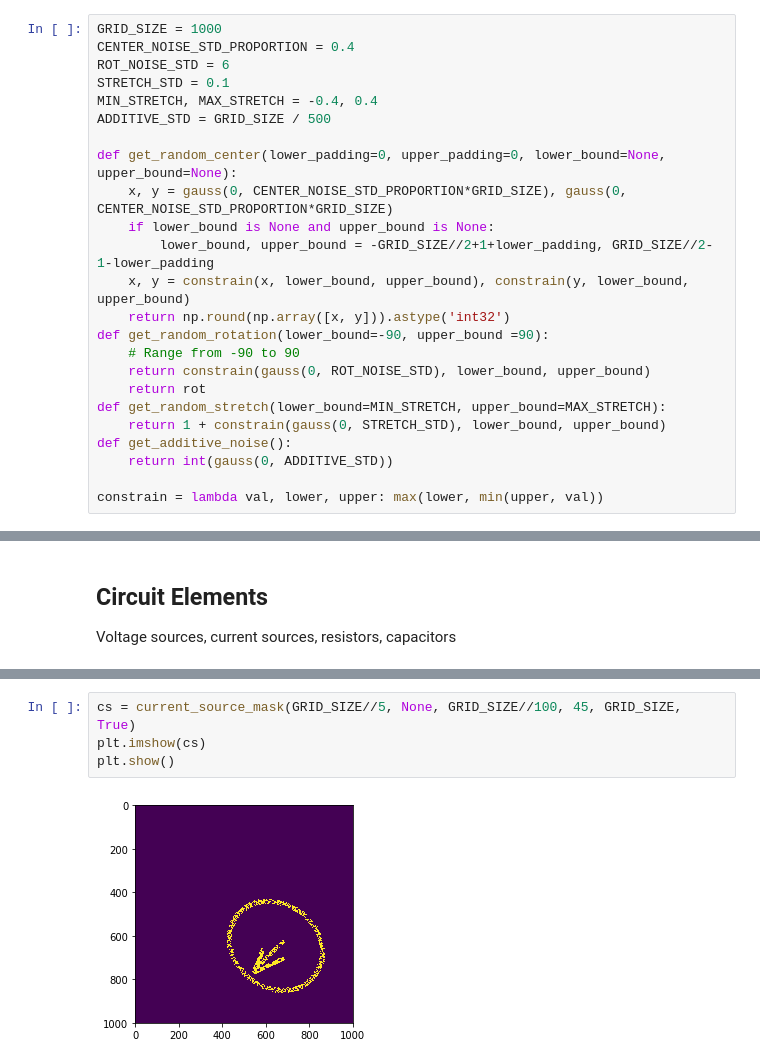
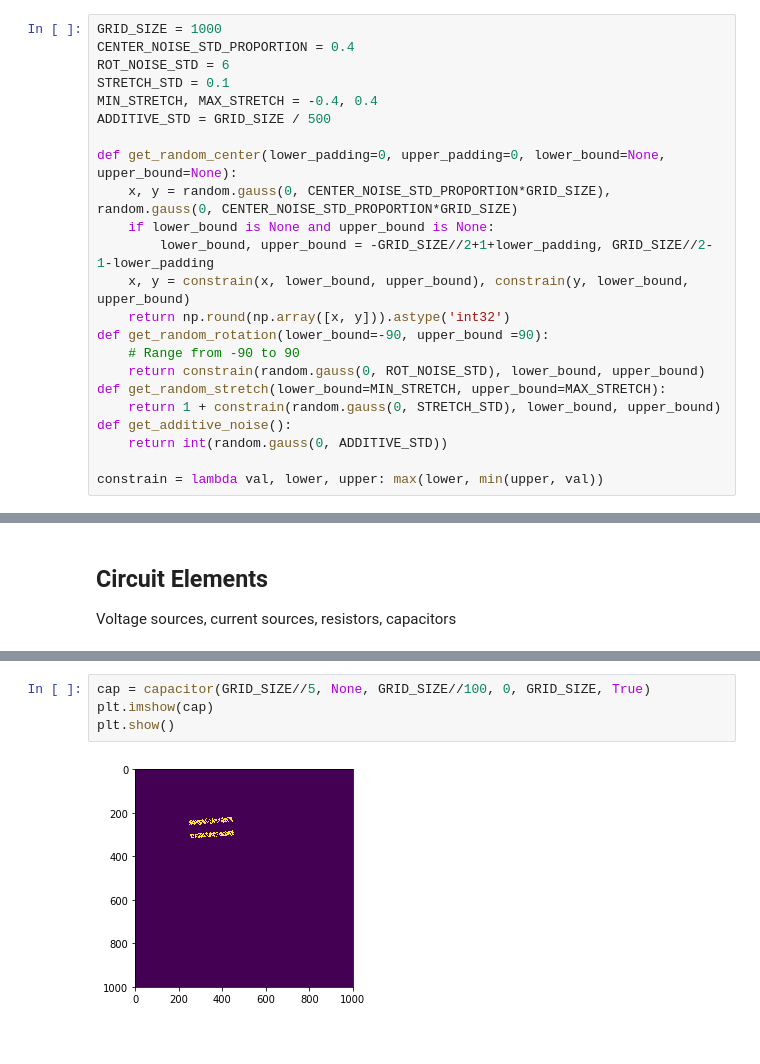
Before and after one commit to Sean-OB/circuits, a Jupyter notebook: Synthetic Circuit Element Creator.ipynb, the cells around one changed output, grey strips where cells are left out. Drawn from its saved outputs; the diff is of its cells as text.

```diff
--- a/Synthetic Circuit Element Creator.ipynb
+++ b/Synthetic Circuit Element Creator.ipynb
@@ -27,19 +27,18 @@ MIN_STRETCH, MAX_STRETCH = -0.4, 0.4
 ADDITIVE_STD = GRID_SIZE / 500
 
 def get_random_center(lower_padding=0, upper_padding=0, lower_bound=None, upper_bound=None):
-    x, y = gauss(0, CENTER_NOISE_STD_PROPORTION*GRID_SIZE), gauss(0, CENTER_NOISE_STD_PROPORTION*GRID_SIZE)
+    x, y = random.gauss(0, CENTER_NOISE_STD_PROPORTION*GRID_SIZE), random.gauss(0, CENTER_NOISE_STD_PROPORTION*GRID_SIZE)
     if lower_bound is None and upper_bound is None:
         lower_bound, upper_bound = -GRID_SIZE//2+1+lower_padding, GRID_SIZE//2-1-lower_padding
     x, y = constrain(x, lower_bound, upper_bound), constrain(y, lower_bound, upper_bound)
     return np.round(np.array([x, y])).astype('int32')
 def get_random_rotation(lower_bound=-90, upper_bound =90):
     # Range from -90 to 90
-    return constrain(gauss(0, ROT_NOISE_STD), lower_bound, upper_bound)
-    return rot
+    return constrain(random.gauss(0, ROT_NOISE_STD), lower_bound, upper_bound)
 def get_random_stretch(lower_bound=MIN_STRETCH, upper_bound=MAX_STRETCH):
-    return 1 + constrain(gauss(0, STRETCH_STD), lower_bound, upper_bound)
+    return 1 + constrain(random.gauss(0, STRETCH_STD), lower_bound, upper_bound)
 def get_additive_noise():
-    return int(gauss(0, ADDITIVE_STD))
+    return int(random.gauss(0, ADDITIVE_STD))
 
 constrain = lambda val, lower, upper: max(lower, min(upper, val))
 # %% [markdown]
@@ -296,6 +373,6 @@ plt.imshow(v)
 # %%
-cs = current_source_mask(GRID_SIZE//5, None, GRID_SIZE//100, 45, GRID_SIZE, True)
-plt.imshow(cs)
+cap = capacitor(GRID_SIZE//5, None, GRID_SIZE//100, 0, GRID_SIZE, True)
+plt.imshow(cap)
 plt.show()
 # %% [output]
-[figure, old version]
+[figure, new version]
```
Also changed, not shown: parts of 13 cells of this notebook.
